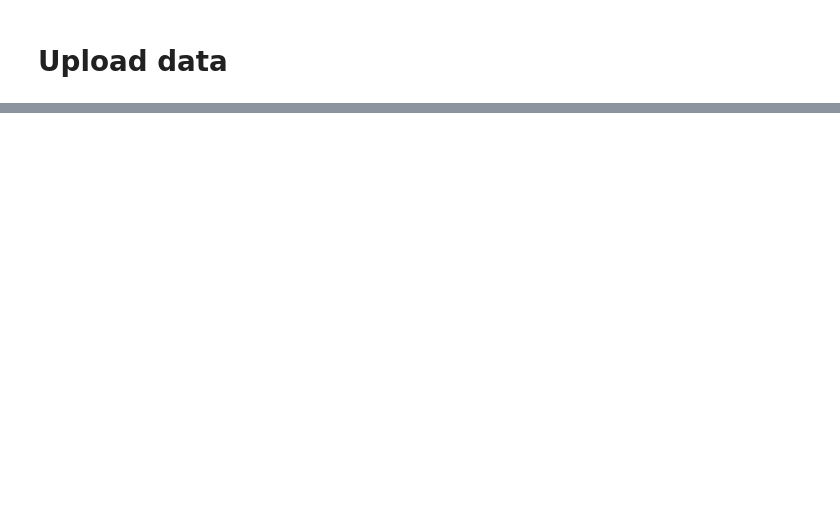
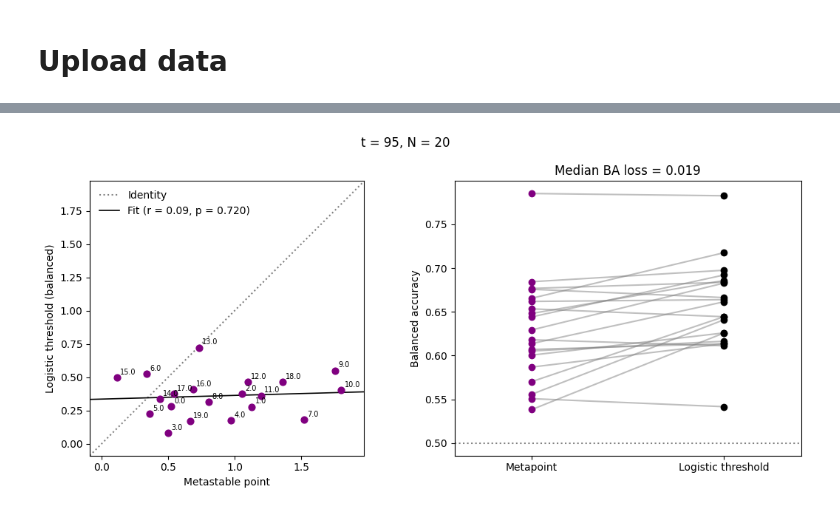
Before and after one commit to ThoHardy/SOUNDMODEL, a Jupyter notebook: Behavioral_Predictions 7.ipynb, the cells around one changed output, grey strips where cells are left out. Drawn from its saved outputs; the diff is of its cells as text; code cells hidden in the pictures; blank space fills up the shorter version.

```diff
--- a/Behavioral_Predictions 7.ipynb
+++ b/Behavioral_Predictions 7.ipynb
@@ -78,0 +251,94 @@ def metastability_score&point(f, df, x_grid, tau):
+# %%
+import numpy as np
+import pandas as pd
+import matplotlib.pyplot as plt
+from scipy.stats import pearsonr, spearmanr, wilcoxon
+from sklearn.linear_model import LogisticRegression
+from sklearn.metrics import balanced_accuracy_score
+
+
+def get_trial_data_at_time(time_idx, state_train, binaud, half_win=2):
+    X, Y = [], []
+    for cat in state_train.keys():
+        for trial_idx, trial in enumerate(state_train[cat]):
+            X.append(np.mean(trial[time_idx - half_win:time_idx + half_win + 1]))
+            Y.append(binaud[cat][trial_idx])
+    return np.array(X), np.array(Y).astype(int)
+
+
+def logistic_threshold(X, Y, balanced=True):
+    lr = LogisticRegression(penalty=None, class_weight='balanced' if balanced else None)
+    lr.fit(X.reshape(-1, 1), Y)
+    return -lr.intercept_[0] / lr.coef_[0, 0], lr
+
+
+time_idx = 95
+participants = sorted(models_dict.keys())
+
+rows = []
+for part in participants:
+    metapoint, metascore = find_metapoint(models_dict[part], n_categories=len(trajectories_dict[part]))
+    X, Y = get_trial_data_at_time(time_idx, trajectories_dict[part], binarized_audibilities_dict[part])
+    if Y.min() == Y.max():
+        print(f"Participant {part}: only one class, skipped")
+        continue
+    thr, _ = logistic_threshold(X, Y, balanced=True)
+    rows.append({
+        'participant': part,
+        'metapoint': metapoint,
+        'metascore': metascore,
+        'threshold': thr,
+        'diff': thr - metapoint,
+        'ba_threshold': balanced_accuracy_score(Y, X > thr),
+        'ba_metapoint': balanced_accuracy_score(Y, X > metapoint),
+        'n_heard': int(Y.sum()),
+        'n_not_heard': int((1 - Y).sum()),
+    })
+
+df = pd.DataFrame(rows)
+print(df.round(4).to_string(index=False))
+
+r, p_r = pearsonr(df['metapoint'], df['threshold'])
+rho, p_rho = spearmanr(df['metapoint'], df['threshold'])
+w_diff, p_diff = wilcoxon(df['diff'])
+w_ba, p_ba = wilcoxon(df['ba_threshold'], df['ba_metapoint'])
+print(f"\nPearson r = {r:.3f} (p = {p_r:.4f}); Spearman rho = {rho:.3f} (p = {p_rho:.4f})")
+print(f"Threshold - metapoint: median = {df['diff'].median():.4f}, Wilcoxon p = {p_diff:.4f}")
+print(f"BA optimal vs metapoint: median loss = {(df['ba_threshold'] - df['ba_metapoint']).median():.4f}, Wilcoxon p = {p_ba:.4f}")
+
+fig, (ax1, ax2) = plt.subplots(1, 2, figsize=(11, 5))
+
+lims = [min(df['metapoint'].min(), df['threshold'].min()), max(df['metapoint'].max(), df['threshold'].max())]
+pad = 0.1 * (lims[1] - lims[0])
+lims = [lims[0] - pad, lims[1] + pad]
+slope, intercept = np.polyfit(df['metapoint'], df['threshold'], 1)
+xfit = np.array(lims)
+
+ax1.scatter(df['metapoint'], df['threshold'], color='purple', s=40, zorder=3)
+for _, row in df.iterrows():
+    ax1.annotate(str(row['participant']), (row['metapoint'], row['threshold']), fontsize=7,
+                 xytext=(3, 3), textcoords='offset points')
+ax1.plot(lims, lims, color='grey', ls=':', label='Identity')
+ax1.plot(xfit, slope * xfit + intercept, color='k', lw=1.2, label=f'Fit (r = {r:.2f}, p = {p_r:.3f})')
+ax1.set_xlim(lims)
+ax1.set_ylim(lims)
+ax1.set_aspect('equal')
+ax1.set_xlabel('Metastable point')
+ax1.set_ylabel('Logistic threshold (balanced)')
+ax1.legend(frameon=False)
+
+for _, row in df.iterrows():
+    ax2.plot([0, 1], [row['ba_metapoint'], row['ba_threshold']], color='grey', alpha=0.5)
+ax2.scatter(np.zeros(len(df)), df['ba_metapoint'], color='purple', zorder=3, label='Metapoint')
+ax2.scatter(np.ones(len(df)), df['ba_threshold'], color='k', zorder=3, label='Logistic threshold')
+ax2.axhline(0.5, color='grey', ls=':')
+ax2.set_xticks([0, 1])
+ax2.set_xticklabels(['Metapoint', 'Logistic threshold'])
+ax2.set_xlim(-0.4, 1.4)
+ax2.set_ylabel('Balanced accuracy')
+ax2.set_title(f'Median BA loss = {(df["ba_threshold"] - df["ba_metapoint"]).median():.3f}')
+
+fig.suptitle(f't = {time_idx}, N = {len(df)}')
+fig.tight_layout()
+plt.show()
+# %% [output]
@@ -78,0 +362 @@ def metastability_score&point(f, df, x_grid, tau):
+[figure, added]
```
Also changed, not shown: parts of 17 cells of this notebook, 10 other files.
